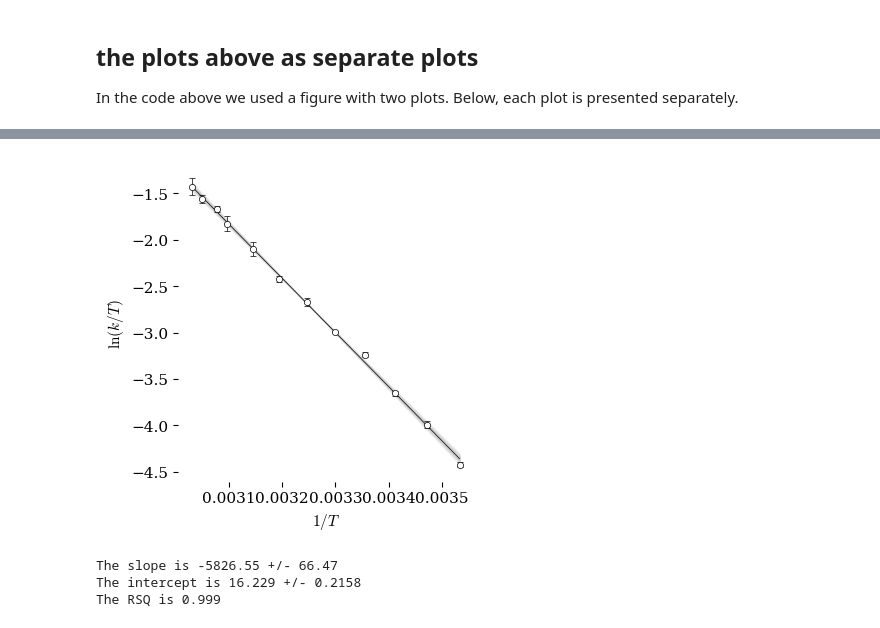
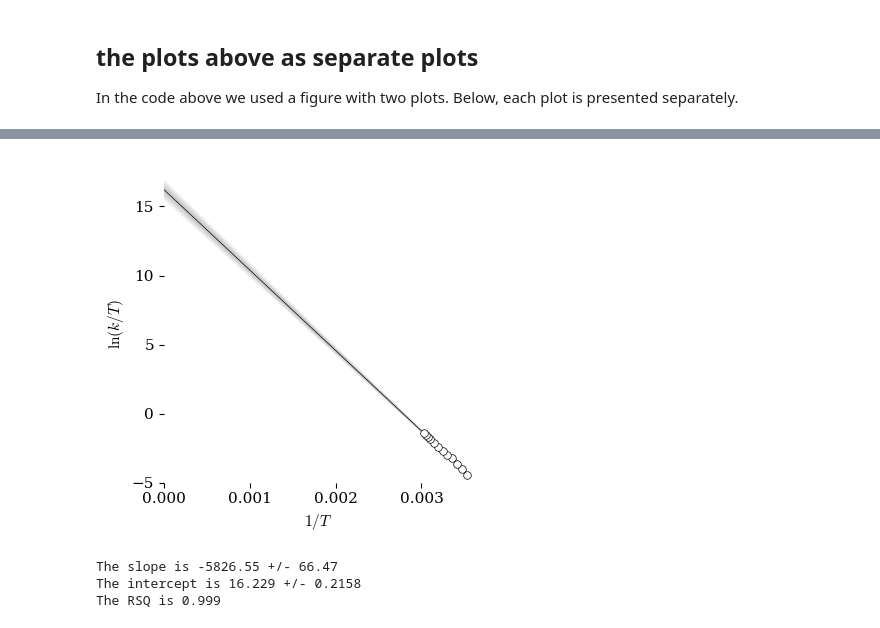
Before and after one commit to blinkletter/StealThisCode, a Jupyter notebook: 5_Erying/5_Erying_Plots_1_Linear.ipynb, the cells around one changed output, grey strips where cells are left out. Cells and saved outputs as stored; diff of their text form; code cells hidden in the pictures.

```diff
--- a/5_Erying/5_Erying_Plots_1_Linear.ipynb
+++ b/5_Erying/5_Erying_Plots_1_Linear.ipynb
@@ -391,13 +542,14 @@ ax.set(
 #          title = Title,
           ylabel=r"$\ln (k / T)$",
           xlabel=r"$1/T$",
-#          xlim=[0, np.max(x) + np.max(x) * 0.1],
-#          ylim=[None,None]
+          xlim=[0, 0.0036],
+          ylim=[-5,18]
        )
+ax.set_xticks([0,0.001,0.002,0.003])
 
 # Plot the data
 #ax.scatter(x, y, marker = "o", s = 70, color = "white", alpha = 1.0, zorder = 1)
-ax.scatter(x, y, marker = "o", s = 20,
+ax.scatter(x, y, marker = "o", s = 30,
               color = "white", edgecolors = "black",
               linewidths=0.5, zorder = 3)
 
@@ -407,8 +559,8 @@ ax.errorbar(x, y, yerr=y_err, xerr=None, fmt="None",
                capsize=2, capthick=0.5, zorder=2)
 
 # Calculate the line from curve fit parameters
-x_fit = np.linspace(np.min(x), np.max(x), 100)
-#x_fit = np.linspace(0, np.max(x), 100)
+#x_fit = np.linspace(np.min(x), np.max(x), 100)
+x_fit = np.linspace(0, np.max(x), 100)
 y_fit = linear(x_fit,slope,intercept)
 
 # Plot the curve fit line
@@ -417,35 +569,40 @@ ax.plot(x_fit, y_fit,
            linewidth=0.5, zorder = 2)
 
 # prepare confidence level curves
 for [color,sigma] in zip(colors,sigmas):
     popt_plus = popt + sigma * perr    # add error to parameters
     popt_minus = popt - sigma * perr   # subtract error from paramneters
 
     # steeper slope will result in higher intercept and vice versa
     confidence_line_1 = linear(x=x_fit, slope=popt_plus[0], intercept=popt_minus[1])
     confidence_line_2 = linear(x=x_fit, slope=popt_minus[0], intercept=popt_plus[1])
 
     # Plot confidence interval
     ax.fill_between(x_fit, confidence_line_1, confidence_line_2,
                        color = color, alpha=1, zorder = 0,
                        label="confidence interval")
 
+
+
+
+
+
 #ax[0].set_xticks([0.0032,0.0033,0.0034])
 
 ### Output plot
 #plt.tight_layout(pad=2, h_pad=None, w_pad=None, rect=None)
-plt.savefig("Eyring_L_1.pdf")
+plt.savefig("plots/Eyring_L_2.pdf")
 plt.show()
 
 print(f"The slope is {slope:0.2f} +/- {perr[0]:0.2f}")
 print(f"The intercept is {intercept:0.3f} +/- {perr[1]:0.4f}")
 
 r, p = scipy.stats.pearsonr(x, y)
 rsq = r ** 2
 
 print(f"The RSQ is {rsq:0.3f}")
 # %% [output]
-[figure, old version]
+[figure, new version]
 The slope is -5826.55 +/- 66.47
 The intercept is 16.229 +/- 0.2158
 The RSQ is 0.999
```
Also changed, not shown: parts of 10 cells of this notebook, 22 other files.
